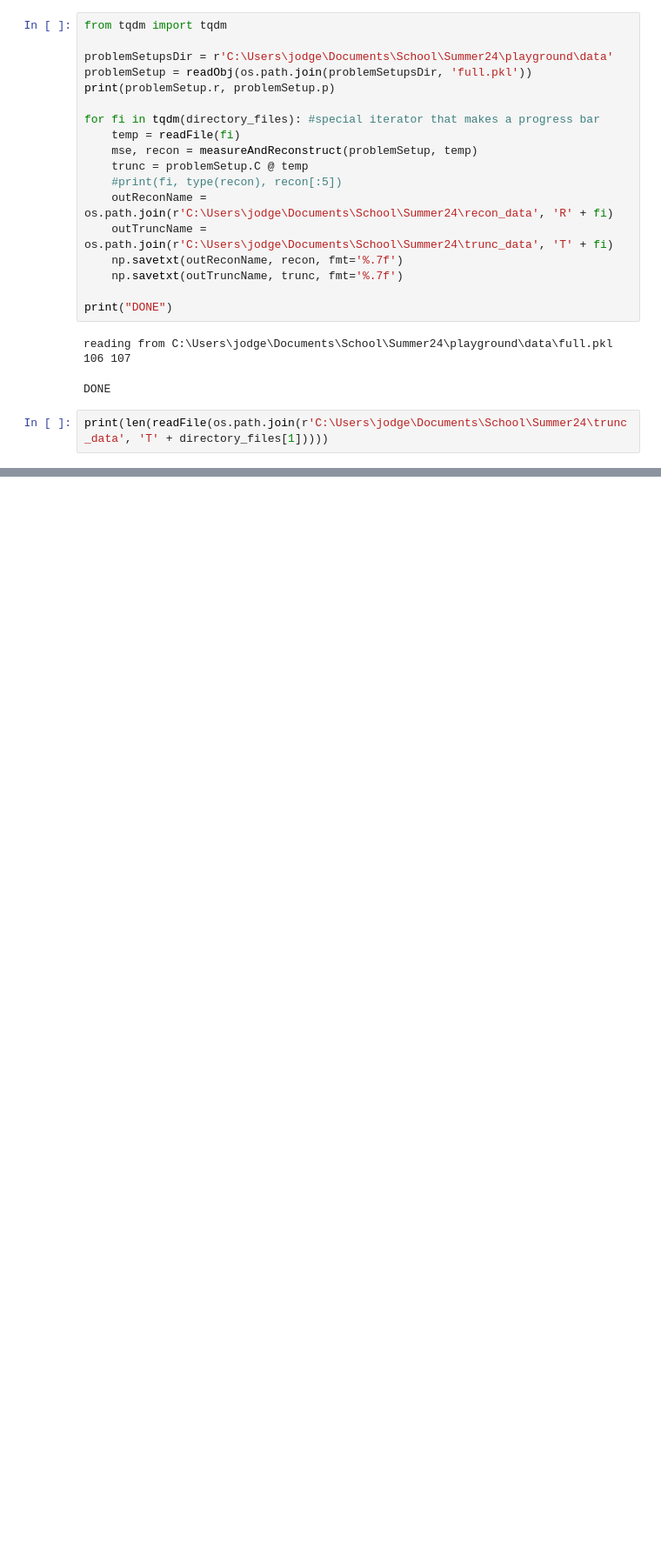
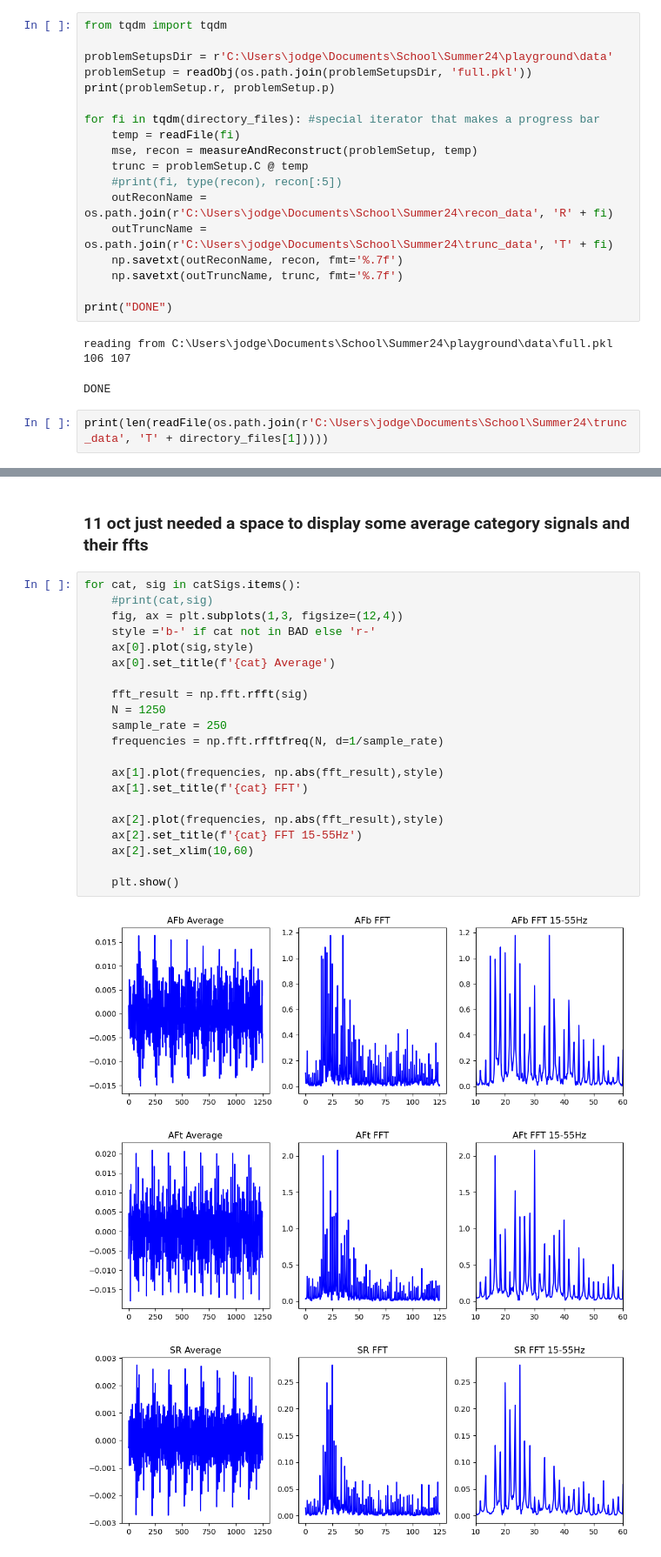
Before and after one commit to TheAgaveFairy/Summer24, a Jupyter notebook: playground/lab_data_driven_sensor_placement.ipynb, the cells around one changed output, grey strips where cells are left out. Shown at 87% size. Saved outputs shown, nothing was run; the diff lists cells and outputs as text; blank space fills up the shorter version.

```diff
--- a/playground/lab_data_driven_sensor_placement.ipynb
+++ b/playground/lab_data_driven_sensor_placement.ipynb
@@ -472,0 +472,27 @@ NameError: name 'directory_files' is not defined
+# %% [markdown]
+### 11 oct just needed a space to display some average category signals and their ffts
+# %%
+for cat, sig in catSigs.items():
+    #print(cat,sig)
+    fig, ax = plt.subplots(1,3, figsize=(12,4))
+    style ='b-' if cat not in BAD else 'r-'
+    ax[0].plot(sig,style)
+    ax[0].set_title(f'{cat} Average')
+
+    fft_result = np.fft.rfft(sig)
+    N = 1250
+    sample_rate = 250
+    frequencies = np.fft.rfftfreq(N, d=1/sample_rate)
+
+    ax[1].plot(frequencies, np.abs(fft_result),style)
+    ax[1].set_title(f'{cat} FFT')
+
+    ax[2].plot(frequencies, np.abs(fft_result),style)
+    ax[2].set_title(f'{cat} FFT 15-55Hz')
+    ax[2].set_xlim(10,60)
+
+    plt.show()
+# %% [output]
+[figure, added]
+[figure, added]
+[figure, added]
```
Also changed, not shown: parts of 3 cells of this notebook, 18 other files.
